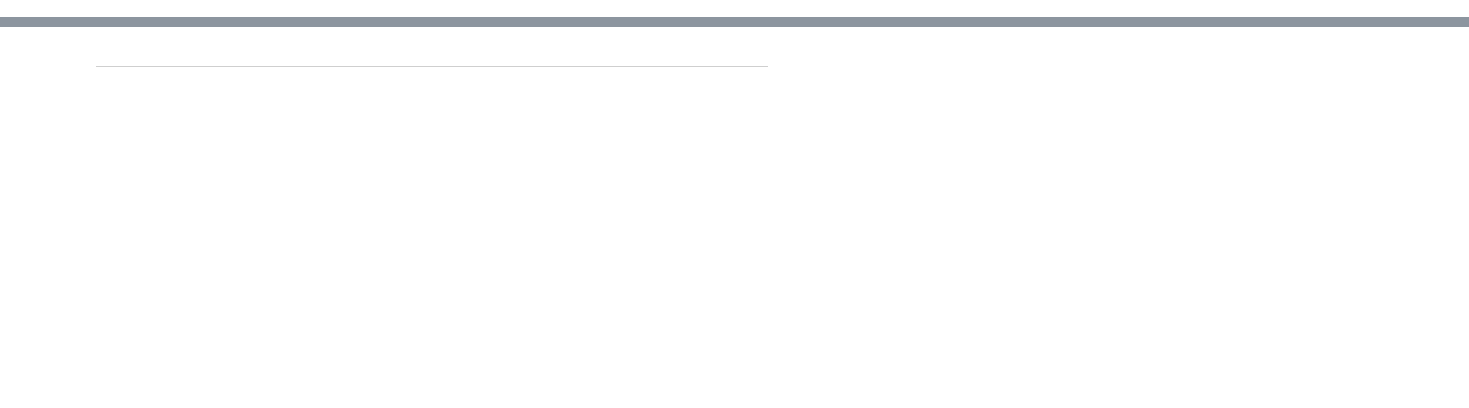
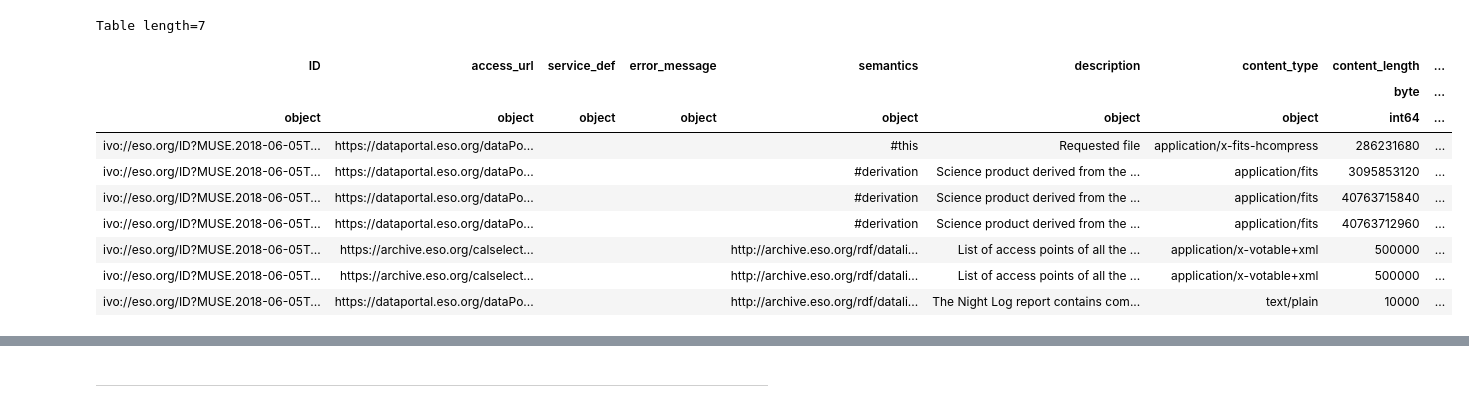
Before and after one commit to eso/astroquery_examples, a Jupyter notebook: examples/advanced/02_raw_to_reduced.ipynb, the cells around one changed output, grey strips where cells are left out. Drawn from its saved outputs; the diff is of its cells as text; code cells hidden in the pictures; blank space fills up the shorter version.

```diff
--- a/examples/advanced/02_raw_to_reduced.ipynb
+++ b/examples/advanced/02_raw_to_reduced.ipynb
@@ -299,0 +32,4 @@ https://archive.eso.org/calselector/v1/associations?dp_id=SPHER.2016-09-26T03:04
+# %%
+from astroquery.eso import Eso # import the ESO module from astroquery
+eso = Eso() # create an instance of the ESO class
+eso.ROW_LIMIT = 3 # set the row limit for queries to 3
@@ -299,0 +102,6 @@ https://archive.eso.org/calselector/v1/associations?dp_id=SPHER.2016-09-26T03:04
+# %%
+dp_id = "ADP.2018-06-21T20:32:57.736"
+
+table_reduced = eso.query_surveys(column_filters={"dp_id": dp_id})
+dp_id_is_valid = dp_id in table_reduced["dp_id"]
+print(f"dp_id is a valid reduced product: {dp_id_is_valid}")
@@ -299,0 +141,4 @@ https://archive.eso.org/calselector/v1/associations?dp_id=SPHER.2016-09-26T03:04
+# %%
+datalink_url = table_reduced["access_url"][0]
+table_reduced_datalink = pyvo.dal.adhoc.DatalinkResults.from_result_url(datalink_url).to_table()
+table_reduced_datalink
@@ -299,0 +190,17 @@ https://archive.eso.org/calselector/v1/associations?dp_id=SPHER.2016-09-26T03:04
+# %%
+progenitor_mask = table_reduced_datalink["semantics"] == "#progenitor"
+datalink_url = table_reduced_datalink[progenitor_mask]["eso_datalink"][0] #just taking the first one for simplicity
+table_raw_datalink = pyvo.dal.adhoc.DatalinkResults.from_result_url(datalink_url).to_table()
+table_raw_datalink
+# %% [output]
+Table length=7
+| ID | access_url | service_def | error_message | semantics | description | content_type | content_length | ... |
+|  |  |  |  |  |  |  | byte | ... |
+| object | object | object | object | object | object | object | int64 | ... |
+| ivo://eso.org/ID?MUSE.2018-06-05T... | https://dataportal.eso.org/dataPo... |  |  | #this | Requested file | application/x-fits-hcompress | 286231680 | ... |
+| ivo://eso.org/ID?MUSE.2018-06-05T... | https://dataportal.eso.org/dataPo... |  |  | #derivation | Science product derived from the ... | application/fits | 3095853120 | ... |
+| ivo://eso.org/ID?MUSE.2018-06-05T... | https://dataportal.eso.org/dataPo... |  |  | #derivation | Science product derived from the ... | application/fits | 40763715840 | ... |
+| ivo://eso.org/ID?MUSE.2018-06-05T... | https://dataportal.eso.org/dataPo... |  |  | #derivation | Science product derived from the ... | application/fits | 40763712960 | ... |
+| ivo://eso.org/ID?MUSE.2018-06-05T... | https://archive.eso.org/calselect... |  |  | http://archive.eso.org/rdf/datali... | List of access points of all the ... | application/x-votable+xml | 500000 | ... |
+| ivo://eso.org/ID?MUSE.2018-06-05T... | https://archive.eso.org/calselect... |  |  | http://archive.eso.org/rdf/datali... | List of access points of all the ... | application/x-votable+xml | 500000 | ... |
+| ivo://eso.org/ID?MUSE.2018-06-05T... | https://dataportal.eso.org/dataPo... |  |  | http://archive.eso.org/rdf/datali... | The Night Log report contains com... | text/plain | 10000 | ... |
```
Also changed, not shown: parts of 45 cells of this notebook, 5 other files.
